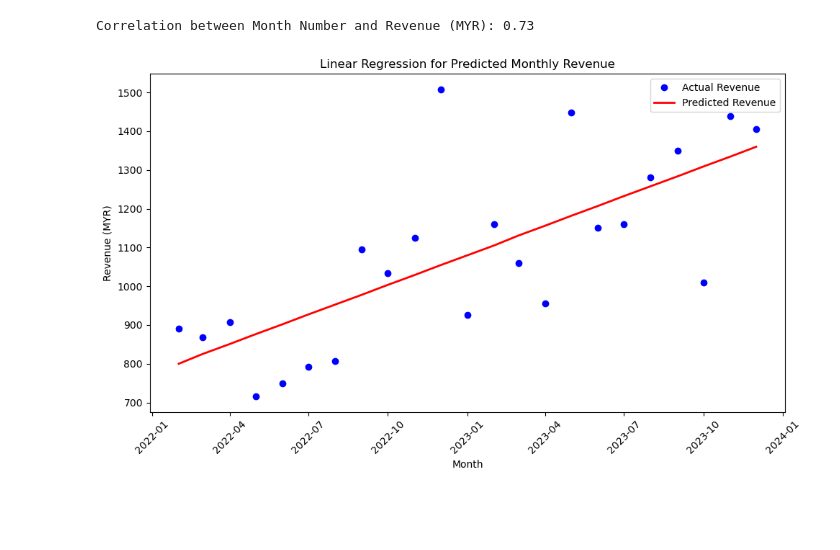
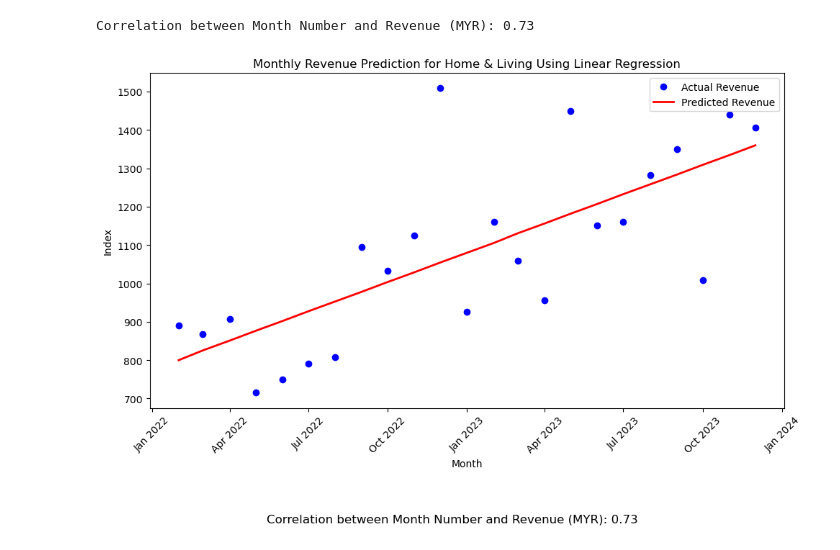
Before and after one commit to poohbae/BigData, a Jupyter notebook: Correlation Testing.ipynb, the cells around one changed output. Drawn from its saved outputs; the diff is of its cells as text; code cells hidden in the pictures; blank space fills up the shorter version.

```diff
--- a/Correlation Testing.ipynb
+++ b/Correlation Testing.ipynb
@@ -3,6 +3,7 @@ import pandas as pd
 import numpy as np
 from sklearn.linear_model import LinearRegression
 import matplotlib.pyplot as plt
+from matplotlib.dates import DateFormatter
 
 # Define the file path to the CSV file
 file_path = 'shopee_sales_report_2022_to_2024.csv'  # Replace with your file path
@@ -43,32 +44,34 @@ if not grouped_data.empty:
     model = LinearRegression()
     model.fit(X_full, y_full)
 
     # Generate predictions for the entire period
     predictions_full = model.predict(X_full)
 
     # Plot the results
     plt.figure(figsize=(10, 6))
 
     # Actual revenue data as dots
     plt.plot(grouped_data['MonthYear'], y_full, 'o', label='Actual Revenue', color='blue')
 
     # Predicted revenue as a continuous line
     plt.plot(grouped_data['MonthYear'], predictions_full, label='Predicted Revenue', color='red', linewidth=2)
 
     # Add labels and title
     plt.xlabel('Month')
     plt.ylabel('Index')  # Change from 'Revenue (MYR)' to 'Index'
-    plt.title('Linear Regression for Predicted Monthly Revenue')
+    plt.title('Monthly Revenue Prediction for Home & Living Using Linear Regression')
     plt.legend()
+    ax = plt.gca()
+    ax.xaxis.set_major_formatter(DateFormatter('%b %Y'))
     plt.xticks(rotation=45)
     plt.tight_layout()
 
     # Display the correlation value under the graph
     plt.figtext(0.5, -0.1, f"Correlation between Month Number and Revenue (MYR): {correlation:.2f}", ha='center', fontsize=12)
 
     plt.show()
 else:
     print("No data available to build the prediction model.")
 # %% [output]
 Correlation between Month Number and Revenue (MYR): 0.73
-[figure, old version]
+[figure, new version]
```
Also changed, not shown: 6 other files.
